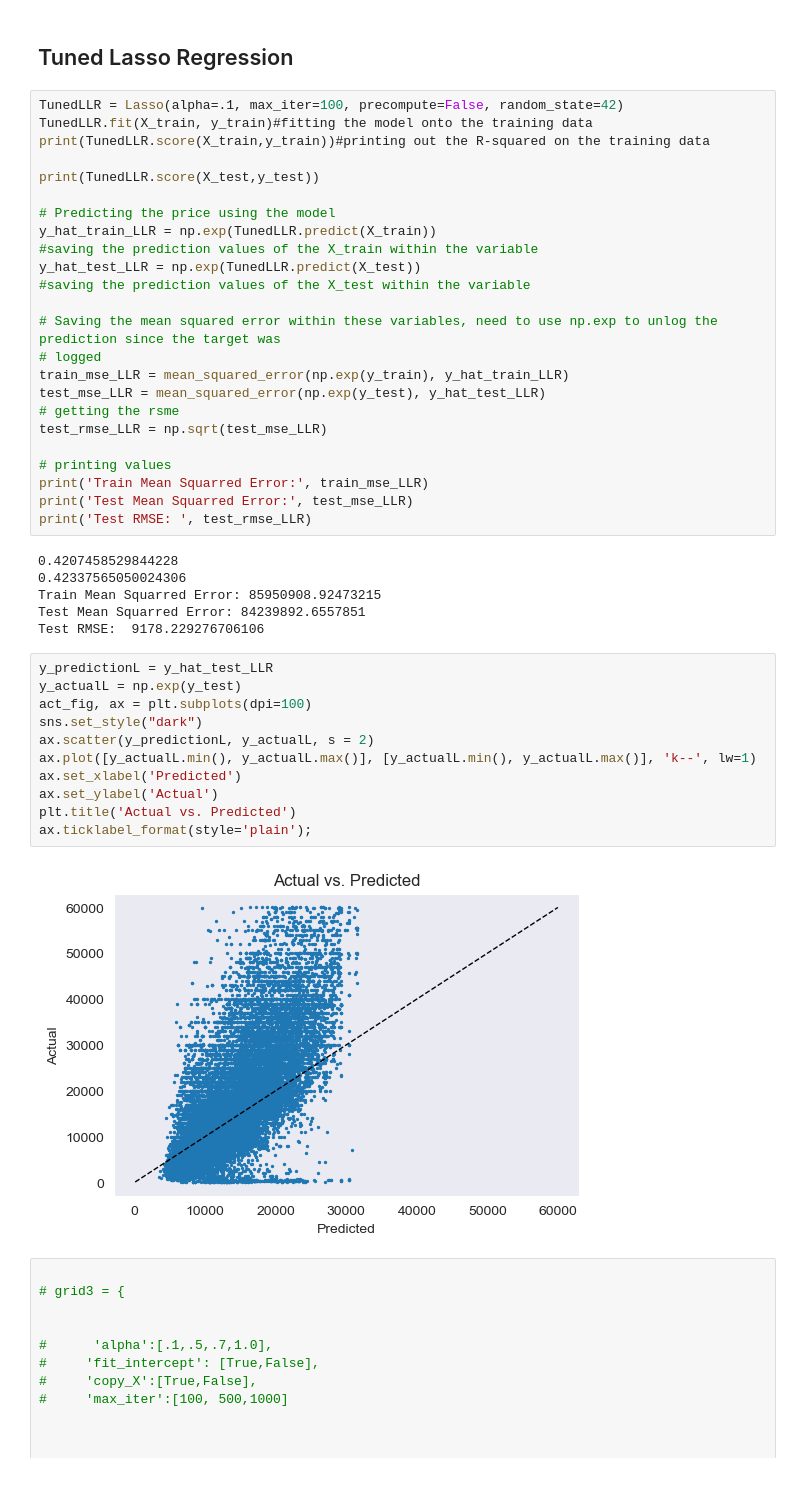
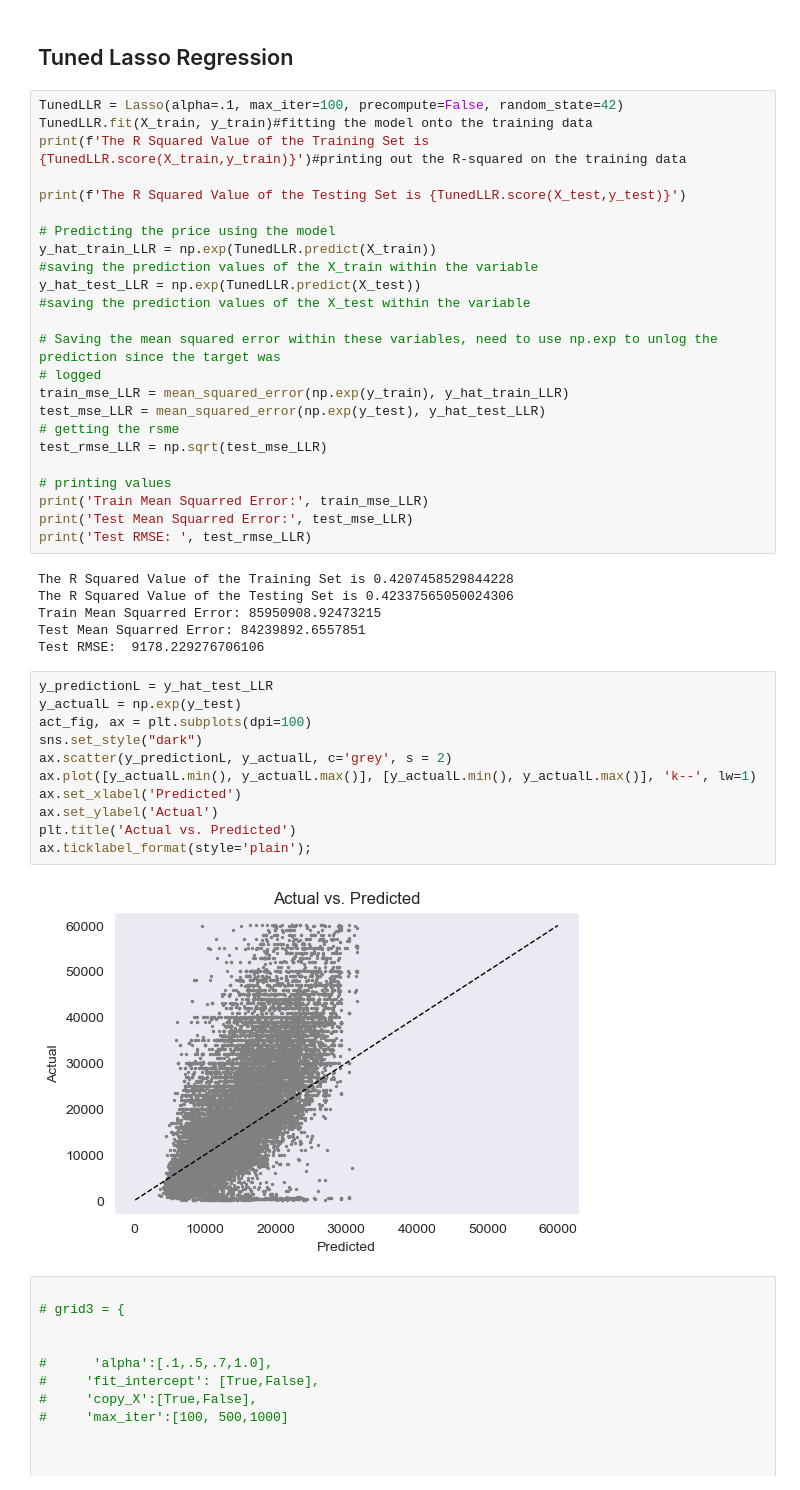
Before and after one commit to RogerPineda13/Car_Pricing_Calculator_App, a Jupyter notebook: Modeling_Notebook.ipynb, the cells around one changed output. Cells and saved outputs as stored; diff of their text form.

```diff
--- a/Modeling_Notebook.ipynb
+++ b/Modeling_Notebook.ipynb
@@ -317,9 +326,9 @@ Test RMSE:  5962.566979553475
 # %%
 TunedLLR = Lasso(alpha=.1, max_iter=100, precompute=False, random_state=42)
 TunedLLR.fit(X_train, y_train)#fitting the model onto the training data
-print(TunedLLR.score(X_train,y_train))#printing out the R-squared on the training data
+print(f'The R Squared Value of the Training Set is {TunedLLR.score(X_train,y_train)}')#printing out the R-squared on the training data
 
-print(TunedLLR.score(X_test,y_test))
+print(f'The R Squared Value of the Testing Set is {TunedLLR.score(X_test,y_test)}')
 
 # Predicting the price using the model
 y_hat_train_LLR = np.exp(TunedLLR.predict(X_train))
@@ -339,24 +348,24 @@ print('Train Mean Squarred Error:', train_mse_LLR)
 print('Test Mean Squarred Error:', test_mse_LLR)
 print('Test RMSE: ', test_rmse_LLR)
 # %% [output]
-0.4207458529844228
-0.42337565050024306
+The R Squared Value of the Training Set is 0.4207458529844228
+The R Squared Value of the Testing Set is 0.42337565050024306
 Train Mean Squarred Error: 85950908.92473215
 Test Mean Squarred Error: 84239892.6557851
 Test RMSE:  9178.229276706106
 # %%
 y_predictionL = y_hat_test_LLR
 y_actualL = np.exp(y_test)
 act_fig, ax = plt.subplots(dpi=100)
 sns.set_style("dark")
-ax.scatter(y_predictionL, y_actualL, s = 2)
+ax.scatter(y_predictionL, y_actualL, c='grey', s = 2)
 ax.plot([y_actualL.min(), y_actualL.max()], [y_actualL.min(), y_actualL.max()], 'k--', lw=1)
 ax.set_xlabel('Predicted')
 ax.set_ylabel('Actual')
 plt.title('Actual vs. Predicted')
 ax.ticklabel_format(style='plain');
 # %% [output]
-[figure, old version]
+[figure, new version]
 # %%
 
 # grid3 = {
```
Also changed, not shown: parts of 41 cells of this notebook.
